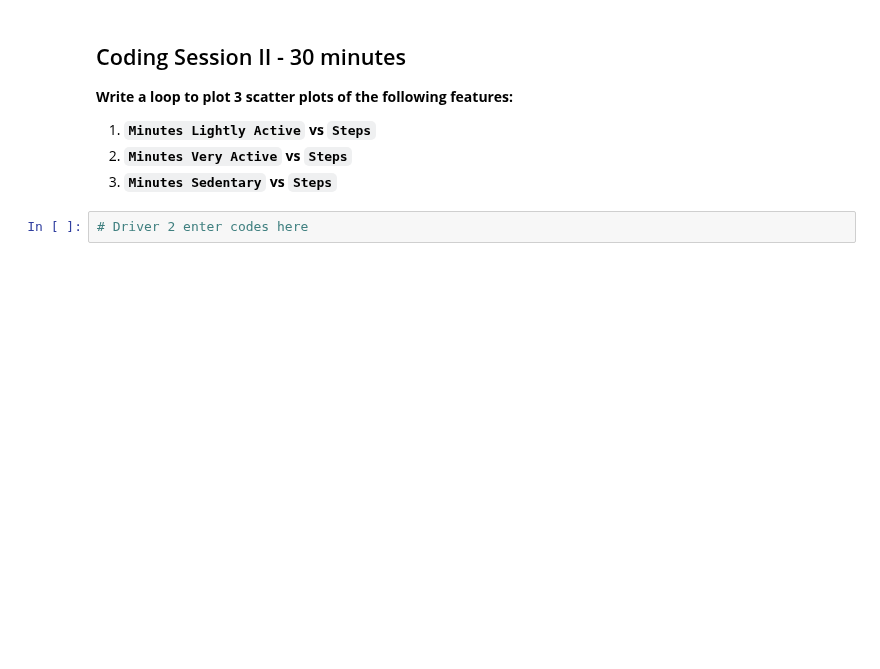
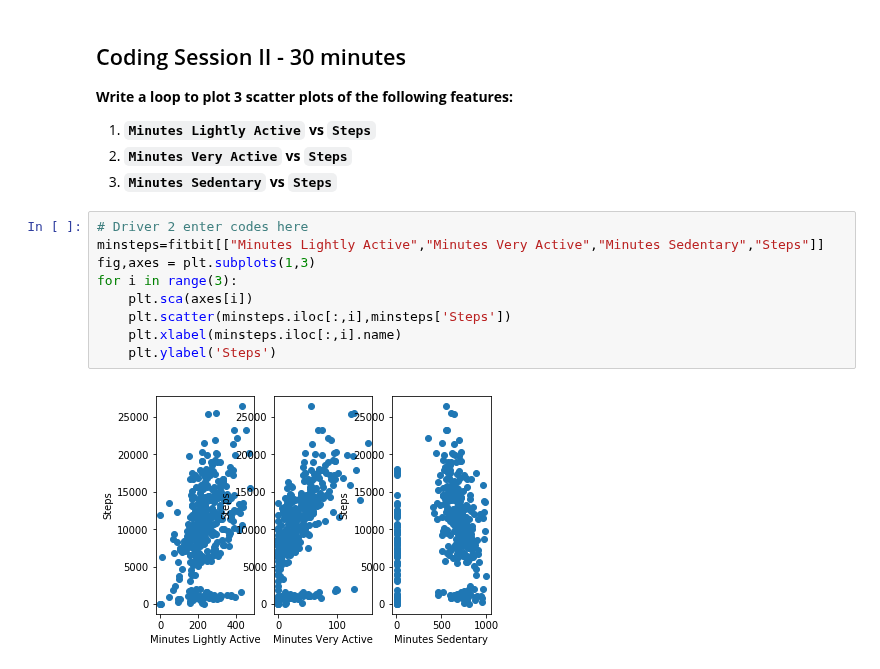
Before and after one commit to ironhack-datalabs/datamad0819, a Jupyter notebook: module-2/lab-matplotlib-seaborn/your-code/challenge-2.ipynb, the cells around one changed output. Drawn from its saved outputs; the diff is of its cells as text; blank space fills up the shorter version.

```diff
--- a/module-2/lab-matplotlib-seaborn/your-code/challenge-2.ipynb
+++ b/module-2/lab-matplotlib-seaborn/your-code/challenge-2.ipynb
@@ -55,5 +72,14 @@ Hints:
 1. **`Minutes Lightly Active`  vs `Steps`**
 1. **`Minutes Very Active` vs `Steps`**
 1. **`Minutes Sedentary` vs `Steps`**
-# %%
-# Driver 2 enter codes here
+# %%
+# Driver 2 enter codes here
+minsteps=fitbit[["Minutes Lightly Active","Minutes Very Active","Minutes Sedentary","Steps"]]
+fig,axes = plt.subplots(1,3)
+for i in range(3):
+    plt.sca(axes[i])
+    plt.scatter(minsteps.iloc[:,i],minsteps['Steps'])
+    plt.xlabel(minsteps.iloc[:,i].name)
+    plt.ylabel('Steps')
+# %% [output]
+[figure, added]
```
Also changed, not shown: parts of 2 cells of this notebook, 1 other file.
